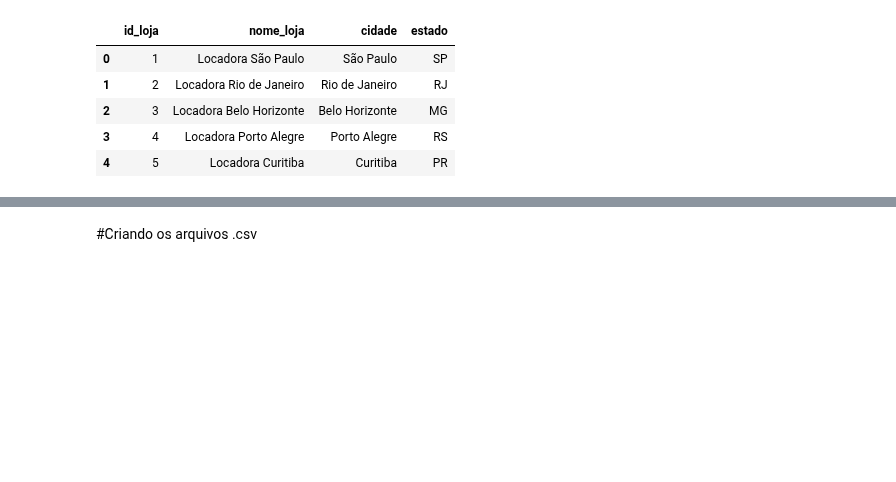
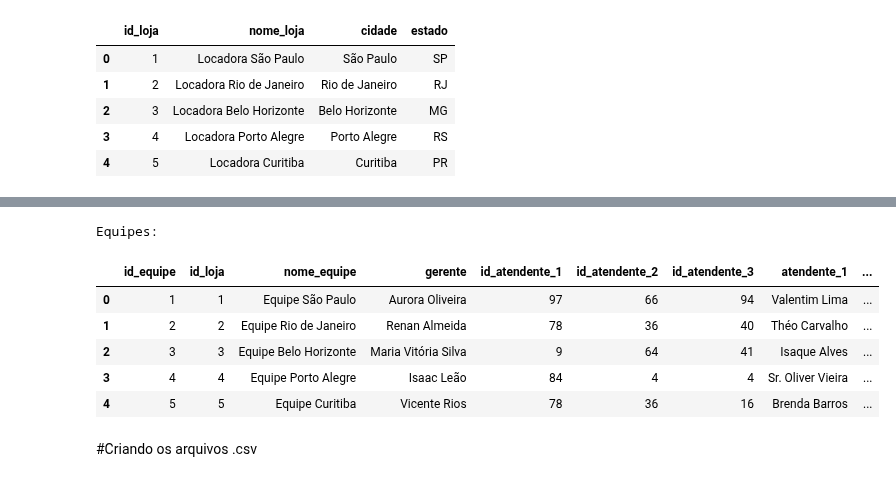
Before and after one commit to fabiobaroliveira/gerador_base_de_dados, a Jupyter notebook: locadora_de_veículos.ipynb, the cells around one changed output, grey strips where cells are left out. Cells and saved outputs as stored; diff of their text form; code cells hidden in the pictures; blank space fills up the shorter version.

```diff
--- a/locadora_de_veículos.ipynb
+++ b/locadora_de_veículos.ipynb
@@ -247,3 +270,14 @@ Locações:
+# %%
+print("\nEquipes:")
+df_equipes.head()
+# %% [output]
+Equipes:
+|  | id_equipe | id_loja | nome_equipe | gerente | id_atendente_1 | id_atendente_2 | id_atendente_3 | atendente_1 | ... |
+| 0 | 1 | 1 | Equipe São Paulo | Aurora Oliveira | 97 | 66 | 94 | Valentim Lima | ... |
+| 1 | 2 | 2 | Equipe Rio de Janeiro | Renan Almeida | 78 | 36 | 40 | Théo Carvalho | ... |
+| 2 | 3 | 3 | Equipe Belo Horizonte | Maria Vitória Silva | 9 | 64 | 41 | Isaque Alves | ... |
+| 3 | 4 | 4 | Equipe Porto Alegre | Isaac Leão | 84 | 4 | 4 | Sr. Oliver Vieira | ... |
+| 4 | 5 | 5 | Equipe Curitiba | Vicente Rios | 78 | 36 | 16 | Brenda Barros | ... |
 # %% [markdown]
 #Criando os arquivos .csv
 # %%
```
Also changed, not shown: parts of 7 cells of this notebook.
